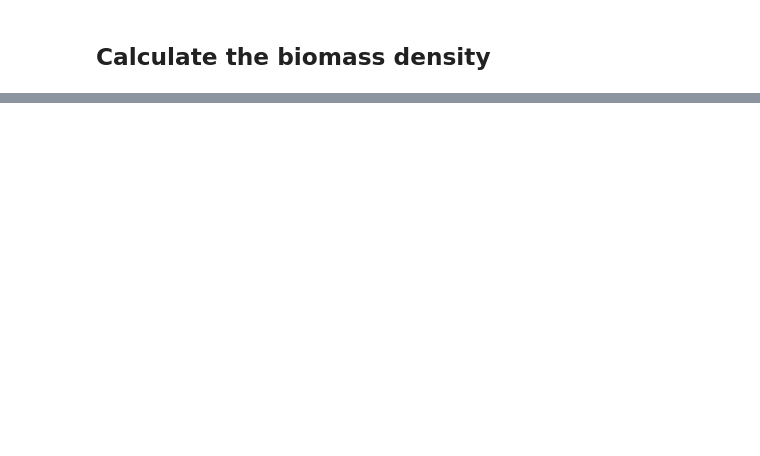
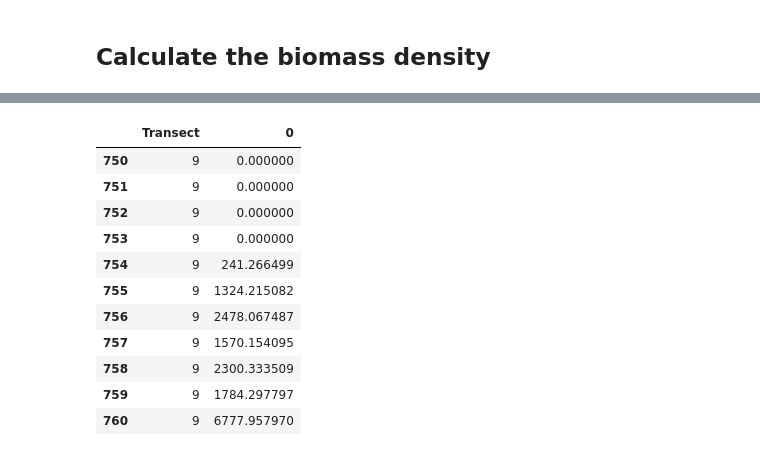
Before and after one commit to OSOceanAcoustics/echopop, a Jupyter notebook: proto_typing.ipynb, the cells around one changed output, grey strips where cells are left out. Saved outputs shown, nothing was run; the diff lists cells and outputs as text; code cells hidden in the pictures; blank space fills up the shorter version.

```diff
--- a/proto_typing.ipynb
+++ b/proto_typing.ipynb
@@ -160,0 +215,15 @@ len_wgt_key_da.sel(strata=1)
+# %%
+bio_density_2_prop.reset_index().loc[750: 760]
+# %% [output]
+|  | Transect | 0 |
+| 750 | 9 | 0.000000 |
+| 751 | 9 | 0.000000 |
+| 752 | 9 | 0.000000 |
+| 753 | 9 | 0.000000 |
+| 754 | 9 | 241.266499 |
+| 755 | 9 | 1324.215082 |
+| 756 | 9 | 2478.067487 |
+| 757 | 9 | 1570.154095 |
+| 758 | 9 | 2300.333509 |
+| 759 | 9 | 1784.297797 |
+| 760 | 9 | 6777.957970 |
```
Also changed, not shown: parts of 29 cells of this notebook, 5 other files.
